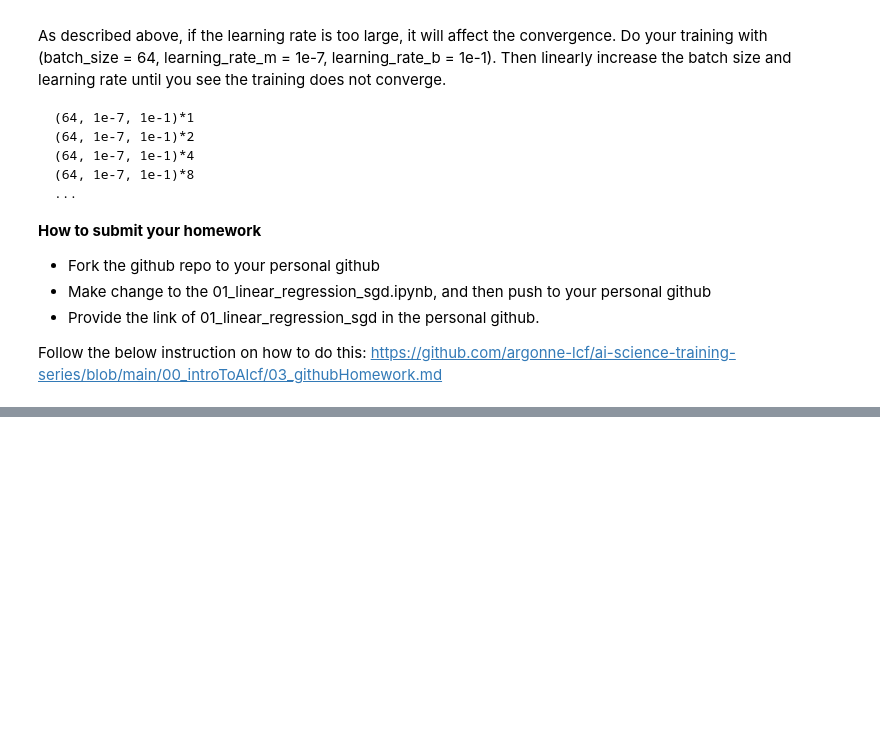
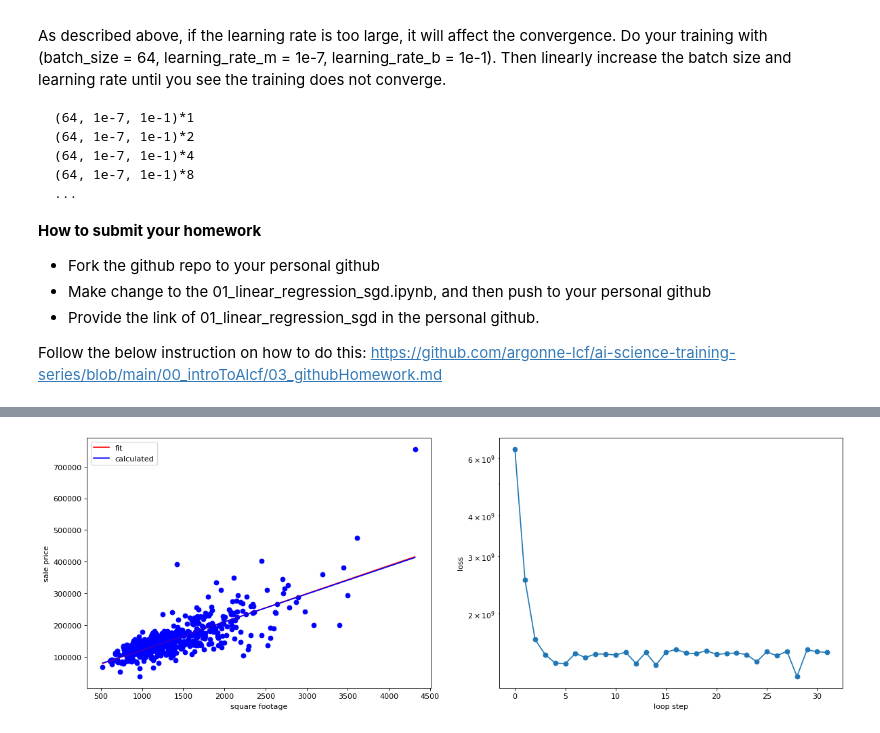
Before and after one commit to Johann-Cardenas/ai-science-training-series, a Jupyter notebook: 01_intro_AI_on_Supercomputer/HW01-johann-cardenas.ipynb, the cells around one changed output, grey strips where cells are left out. Drawn from its saved outputs; the diff is of its cells as text; code cells hidden in the pictures; blank space fills up the shorter version.

Commit message:
Recently modified for submission

```diff
--- a/01_intro_AI_on_Supercomputer/HW01-johann-cardenas.ipynb
+++ b/01_intro_AI_on_Supercomputer/HW01-johann-cardenas.ipynb
@@ -514,0 +405,77 @@ plt.show()
+# %%
+initial_m, initial_b = 5., 1000.
+learning_rate_m, learning_rate_b = 1e-7, 1e-1
+batch_sizes = [32, 64, 128, 256, 512]  # Different batch sizes to experiment with
+loss_histories = {}  # Dictionary to store loss history for each batch size
+check_interval = 30  # Maximum number of loops per batch size (if it does not converge, stop)
+
+# Loop through each batch size to perform mini-batch gradient descent and plot learning curves
+for batch_size in batch_sizes:
+    print(f"\nRunning with batch size: {batch_size}")
+
+    # Re-initialize m, b, and loss history for each run
+    m, b = initial_m, initial_b
+    loss_history = []
+    loop_N = 30 * len(data) // batch_size  # Adjust loop_N based on batch size
+    converging = True  # Flag to track convergence
+
+    for i in range(loop_N):
+        # Sample mini-batch
+        data_batch = data.sample(batch_size)
+        data_x = data_batch['GrLivArea'].to_numpy()
+        data_y = data_batch['SalePrice'].to_numpy()
+
+        # Update m and b
+        m = updated_m(data_x, data_y, m, b, learning_rate_m)
+        b = updated_b(data_x, data_y, m, b, learning_rate_b)
+
+        # Calculate loss a
+        loss_value = np.mean(loss(data_x, data_y, m, b))
+        loss_history.append(loss_value)
+
+        # Check convergence
+        if (i + 1) % check_interval == 0:
+            # Calculate average loss change over the last 30 loops
+            recent_losses = loss_history[-check_interval:]
+            avg_loss_change = np.mean(np.diff(recent_losses))
+
+            # If average loss change is non-negative, stop due to lack of convergence
+            if avg_loss_change >= 0:
+                print(f"Convergence issue: Skipping batch size {batch_size} due to lack of improvement.")
+                converging = False
+                break  # Skip this batch size
+
+        # Print progress
+        print(f'[{i:03d}] m = {m:.2f}, b = {b:.2f}, loss: {loss_value}')
+
+        # Plot progress
+        plt.close('all')
+        fig, ax = plt.subplots(1, 2, figsize=(18, 6), dpi=80)
+
+        # Plot data and linear fit
+        plot_data(data_x, data_y, m, b, ax[0])
+        line_x = np.arange(data_x.min(), data_x.max())
+        line_y = line_x * m_calc + b_calc
+        ax[0].plot(line_x, line_y, 'b-', label='calculated')
+        ax[0].legend()
+        ax[0].set_xlabel('square footage')
+        ax[0].set_ylabel('sale price')
+
+        # Plot loss
+        loss_x = np.arange(len(loss_history))
+        loss_y = np.array(loss_history)
+        ax[1].plot(loss_x, loss_y, 'o-')
+        ax[1].set_yscale('log')
+        ax[1].set_xlabel('loop step')
+        ax[1].set_ylabel('loss')
+        plt.show()
+
+        time.sleep(1)
+        ipydis.clear_output(wait=True)
+
+    # Store the loss history depending on convergence
+    if converging:
+        loss_histories[batch_size] = loss_history  # Store the entire history if convergence achieved
+    else:
+        loss_histories[batch_size] = loss_history[:check_interval]  # Store only the first 30 loops if no convergence
+# %% [output]
@@ -514,0 +483 @@ plt.show()
+[figure, added]
```
Also changed, not shown: parts of 7 cells of this notebook.
